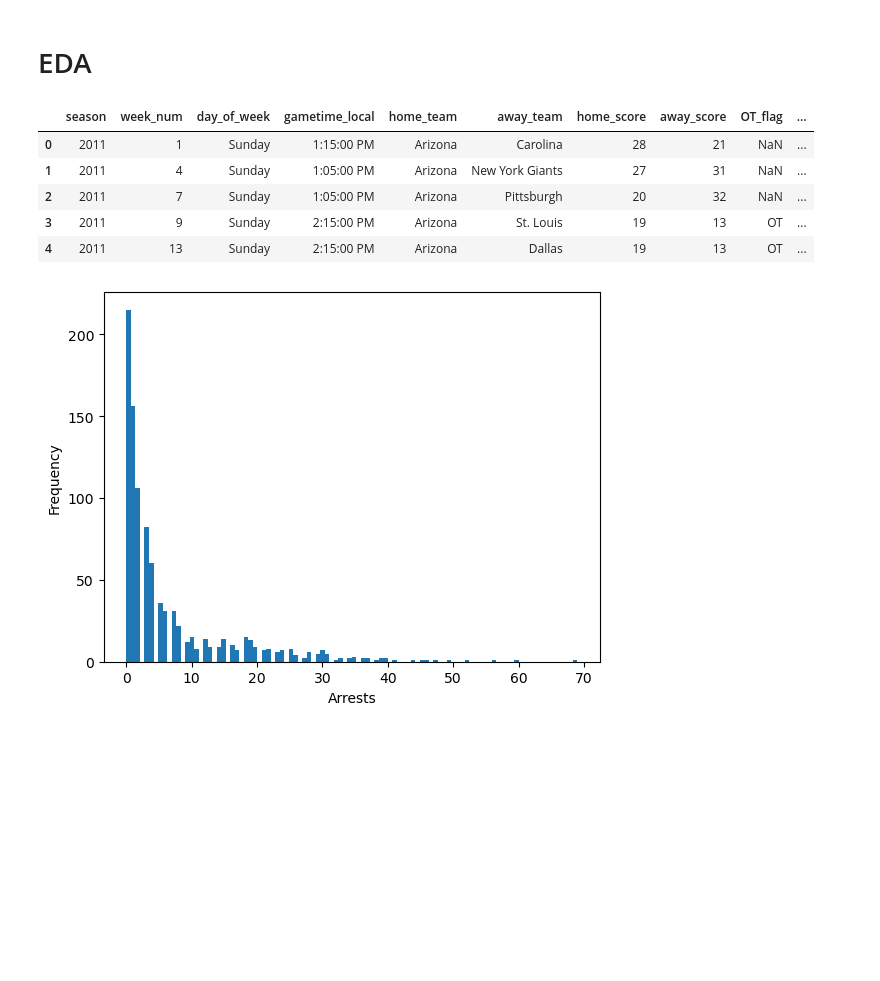
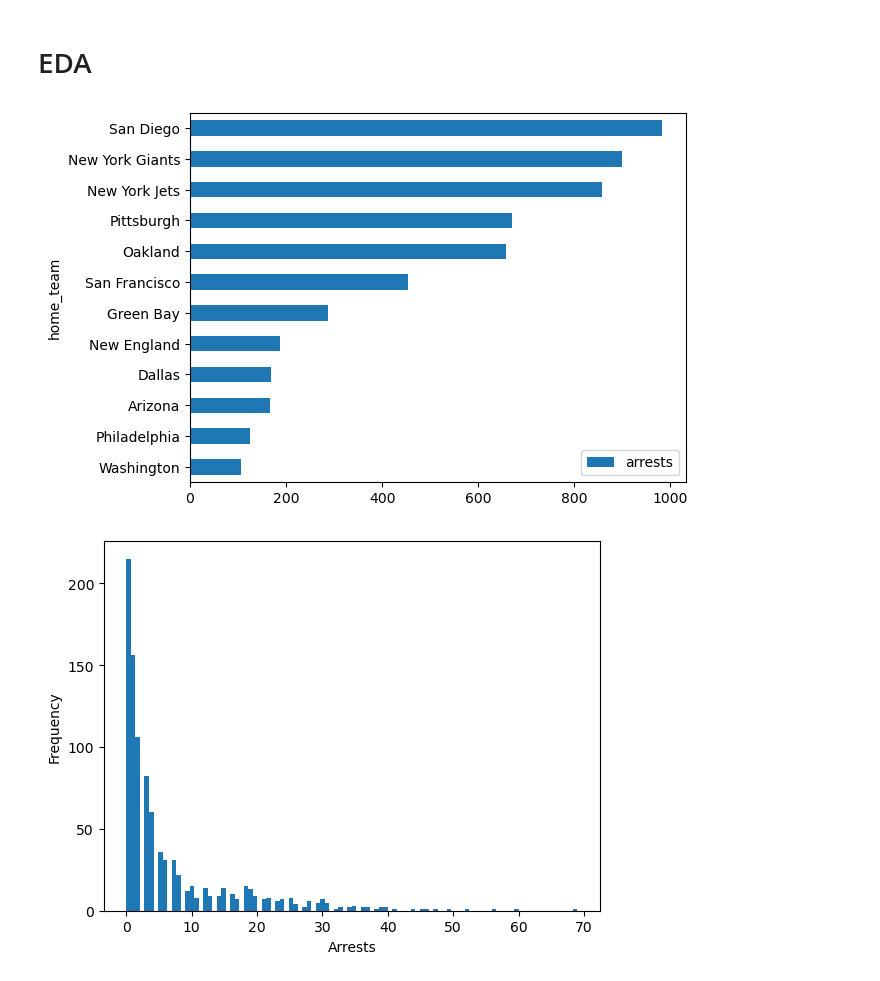
Before and after one commit to jacobaxel/mlfinal, a Jupyter notebook: src/Project Notebook.ipynb, the cells around one changed output. Cells and saved outputs as stored; diff of their text form; code cells hidden in the pictures; blank space fills up the shorter version.

```diff
--- a/src/Project Notebook.ipynb
+++ b/src/Project Notebook.ipynb
@@ -14,14 +16,10 @@ df = pd.read_csv('../data/arrests.csv')
 # %% [markdown]
 # EDA
 # %%
-df.head()
+df[["home_team", 'arrests']].groupby("home_team").sum().sort_values("arrests").tail(12).plot(kind='barh')
+plt.show()
 # %% [output]
-|  | season | week_num | day_of_week | gametime_local | home_team | away_team | home_score | away_score | OT_flag | ... |
-| 0 | 2011 | 1 | Sunday | 1:15:00 PM | Arizona | Carolina | 28 | 21 | NaN | ... |
-| 1 | 2011 | 4 | Sunday | 1:05:00 PM | Arizona | New York Giants | 27 | 31 | NaN | ... |
-| 2 | 2011 | 7 | Sunday | 1:05:00 PM | Arizona | Pittsburgh | 20 | 32 | NaN | ... |
-| 3 | 2011 | 9 | Sunday | 2:15:00 PM | Arizona | St. Louis | 19 | 13 | OT | ... |
-| 4 | 2011 | 13 | Sunday | 2:15:00 PM | Arizona | Dallas | 19 | 13 | OT | ... |
+[figure, added]
 # %%
 plt.hist(df['arrests'], bins=100)
 plt.xlabel("Arrests")
```
Also changed, not shown: parts of 9 cells of this notebook, 1 other file.
